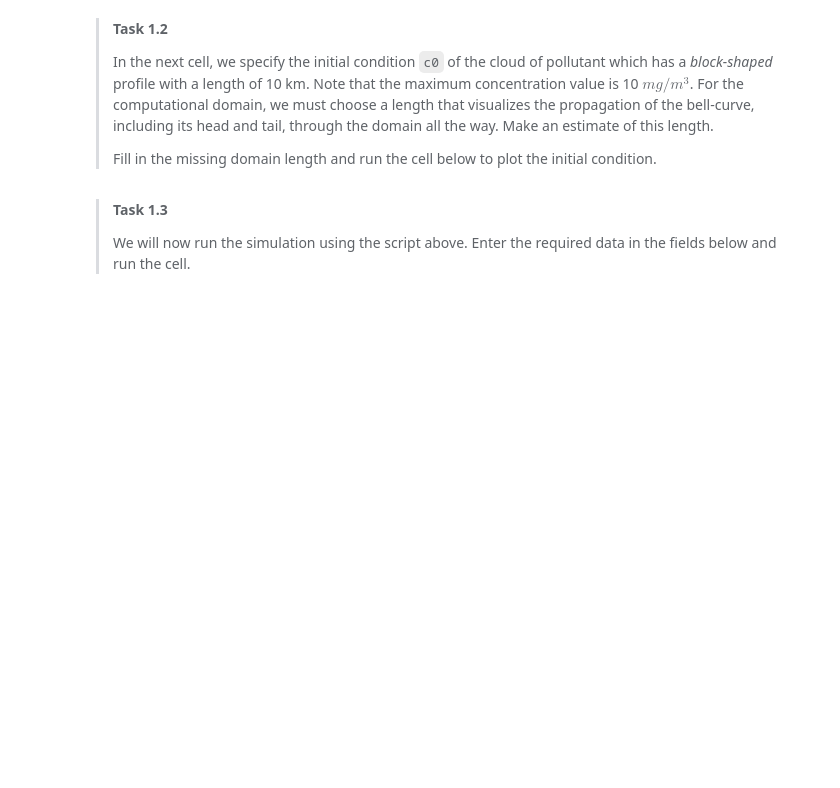
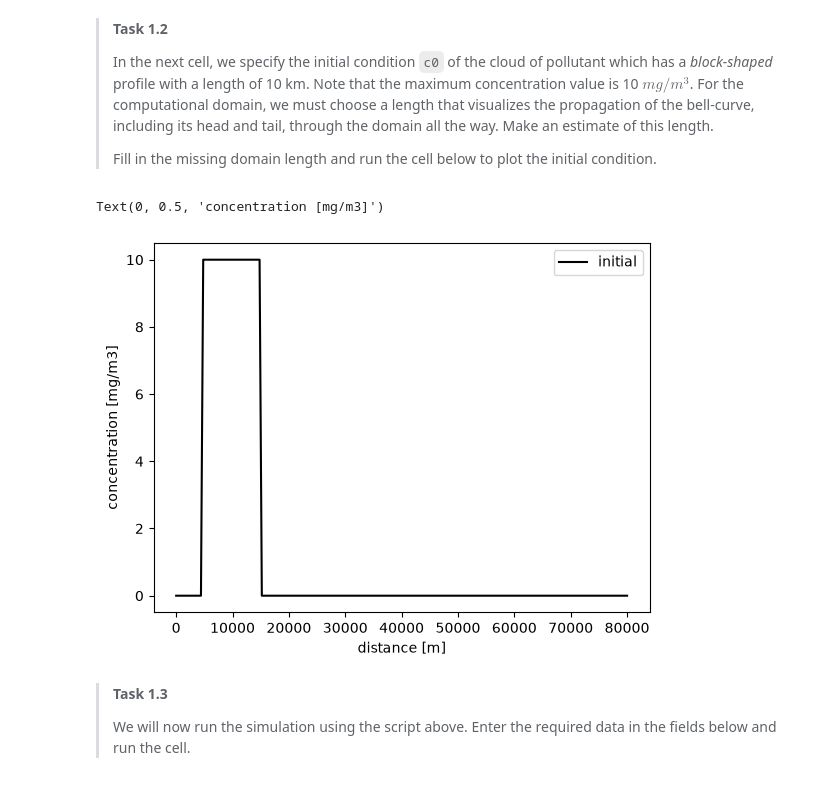
Before and after one commit to matpre333/GA_2.1, a Jupyter notebook: all_files_GA_2_1/grp09.ipynb, the cells around one changed output. Drawn from its saved outputs; the diff is of its cells as text; code cells hidden in the pictures; blank space fills up the shorter version.

```diff
--- a/all_files_GA_2_1/grp09.ipynb
+++ b/all_files_GA_2_1/grp09.ipynb
@@ -100,23 +136,26 @@ from advdiff import advdiff
 # %%
 import numpy as np
 import matplotlib.pyplot as plt
 
 # domain length
-lenD = ### YOUR CODE HERE ###
+lenD = 80000.             # length of domain
 
 lenC = 10000.             # length of c0
 dx = 400.                 # grid size
 
 M = int(lenD/dx) + 1      # number of grid points
 x = np.linspace(0,lenD,M) # array with coordinates of grid points
 
 # initial condition
 c0 = np.zeros(M)
 c0[int(0.5 * lenC/dx):int(0.5 * lenC/dx) + int(lenC/dx) + 1] = 10.
 plt.plot(x,c0,'k',label='initial')
 plt.legend(loc='upper right')
 plt.xlabel('distance [m]')
 plt.ylabel('concentration [mg/m3]')
+# %% [output]
+Text(0, 0.5, 'concentration [mg/m3]')
+[figure, added]
 # %% [markdown]
 >**Task 1.3**
 >
```
Also changed, not shown: parts of 10 cells of this notebook.
